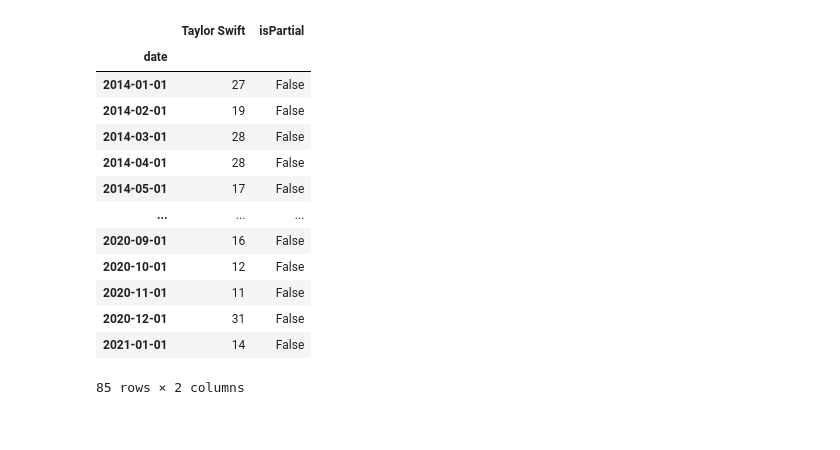
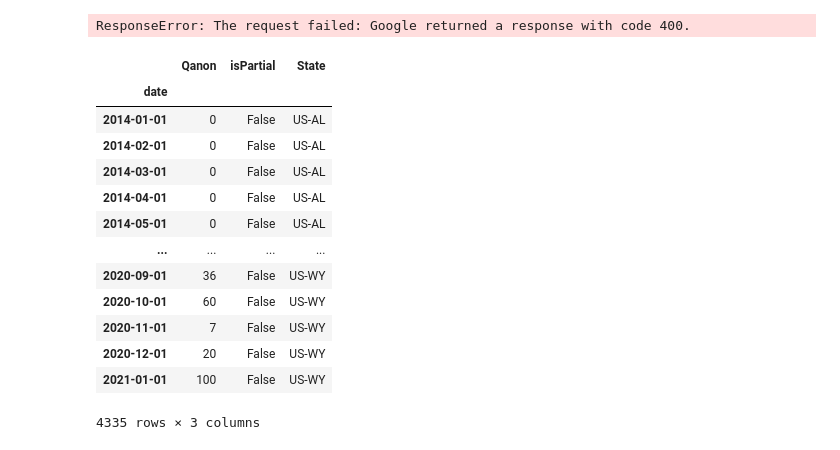
Before and after one commit to Kneck12/zillow-price-index-pred, a Jupyter notebook: Moritz/pytrends.ipynb, the cells around one changed output. Saved outputs shown, nothing was run; the diff lists cells and outputs as text; code cells hidden in the pictures.

```diff
--- a/Moritz/pytrends.ipynb
+++ b/Moritz/pytrends.ipynb
@@ -6,0 +5,23 @@ state_list=
+# %%
+state_list = ["AL", "AK", "AZ", "AR", "CA", "CO", "CT", "DC", "DE", "FL", "GA",
+          "HI", "ID", "IL", "IN", "IA", "KS", "KY", "LA", "ME", "MD",
+          "MA", "MI", "MN", "MS", "MO", "MT", "NE", "NV", "NH", "NJ",
+          "NM", "NY", "NC", "ND", "OH", "OK", "OR", "PA", "RI", "SC",
+          "SD", "TN", "TX", "UT", "VT", "VA", "WA", "WV", "WI", "WY"]
+# %%
+state_list_ext=[]
+
+for state in state_list:
+    state_list_ext.append("US-" + state)
+# %%
+kw_list=['Qanon']
+
+df2=pd.DataFrame(columns=['date','Qanon','isPartial','State'])
+df2=df2.set_index('date')
+
+for state in state_list_ext:
+    pytrend.build_payload(kw_list, cat=None, timeframe='2014-01-01 2021-01-01', geo=state)
+
+    df = pytrend.interest_over_time()
+    df['State']=state
+    df2=df2.append(df)
@@ -7,23 +46,26 @@ state_list=
 # %%
 kw_list=['Taylor Swift']
-pytrend.build_payload(kw_list, cat=None, timeframe='2014-01-01 2021-01-01', geo='US-AL')
+pytrend.build_payload(kw_list, cat=None, timeframe='2014-01-01 2021-01-01', geo='US-Detroit MI')
 
 # get the interest over time
 df = pytrend.interest_over_time()
+df
+# %% [output]
+ResponseError: The request failed: Google returned a response with code 400.
-# %%
-df
-# %% [output]
-|  | Taylor Swift | isPartial |
-| date |  |  |
-| 2014-01-01 | 27 | False |
-| 2014-02-01 | 19 | False |
-| 2014-03-01 | 28 | False |
-| 2014-04-01 | 28 | False |
-| 2014-05-01 | 17 | False |
-| ... | ... | ... |
-| 2020-09-01 | 16 | False |
-| 2020-10-01 | 12 | False |
-| 2020-11-01 | 11 | False |
-| 2020-12-01 | 31 | False |
-| 2021-01-01 | 14 | False |
-85 rows × 2 columns
+# %%
+df2
+# %% [output]
+|  | Qanon | isPartial | State |
+| date |  |  |  |
+| 2014-01-01 | 0 | False | US-AL |
+| 2014-02-01 | 0 | False | US-AL |
+| 2014-03-01 | 0 | False | US-AL |
+| 2014-04-01 | 0 | False | US-AL |
+| 2014-05-01 | 0 | False | US-AL |
+| ... | ... | ... | ... |
+| 2020-09-01 | 36 | False | US-WY |
+| 2020-10-01 | 60 | False | US-WY |
+| 2020-11-01 | 7 | False | US-WY |
+| 2020-12-01 | 20 | False | US-WY |
+| 2021-01-01 | 100 | False | US-WY |
+4335 rows × 3 columns
```
Also changed, not shown: parts of 3 cells of this notebook, 2 other files.
